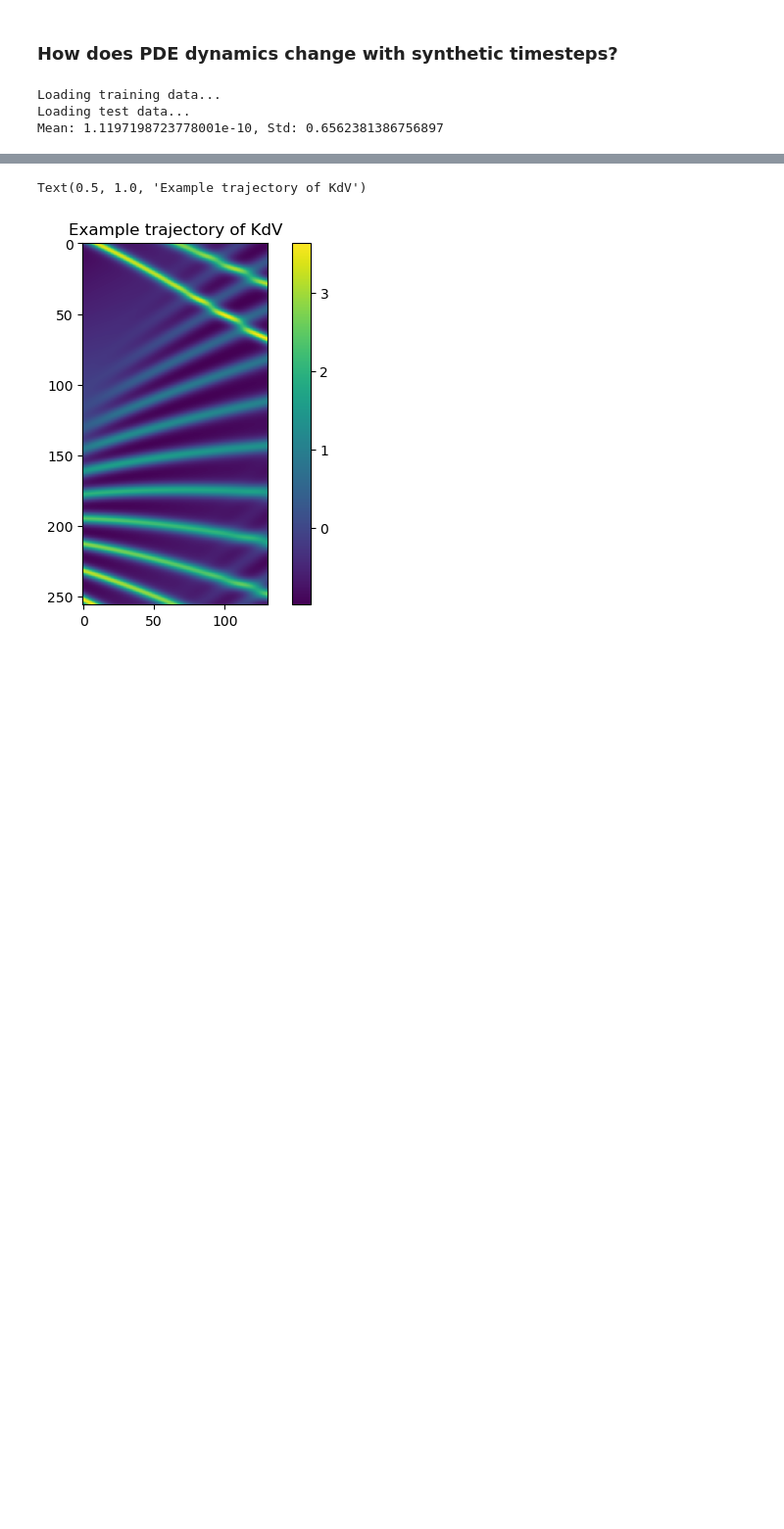
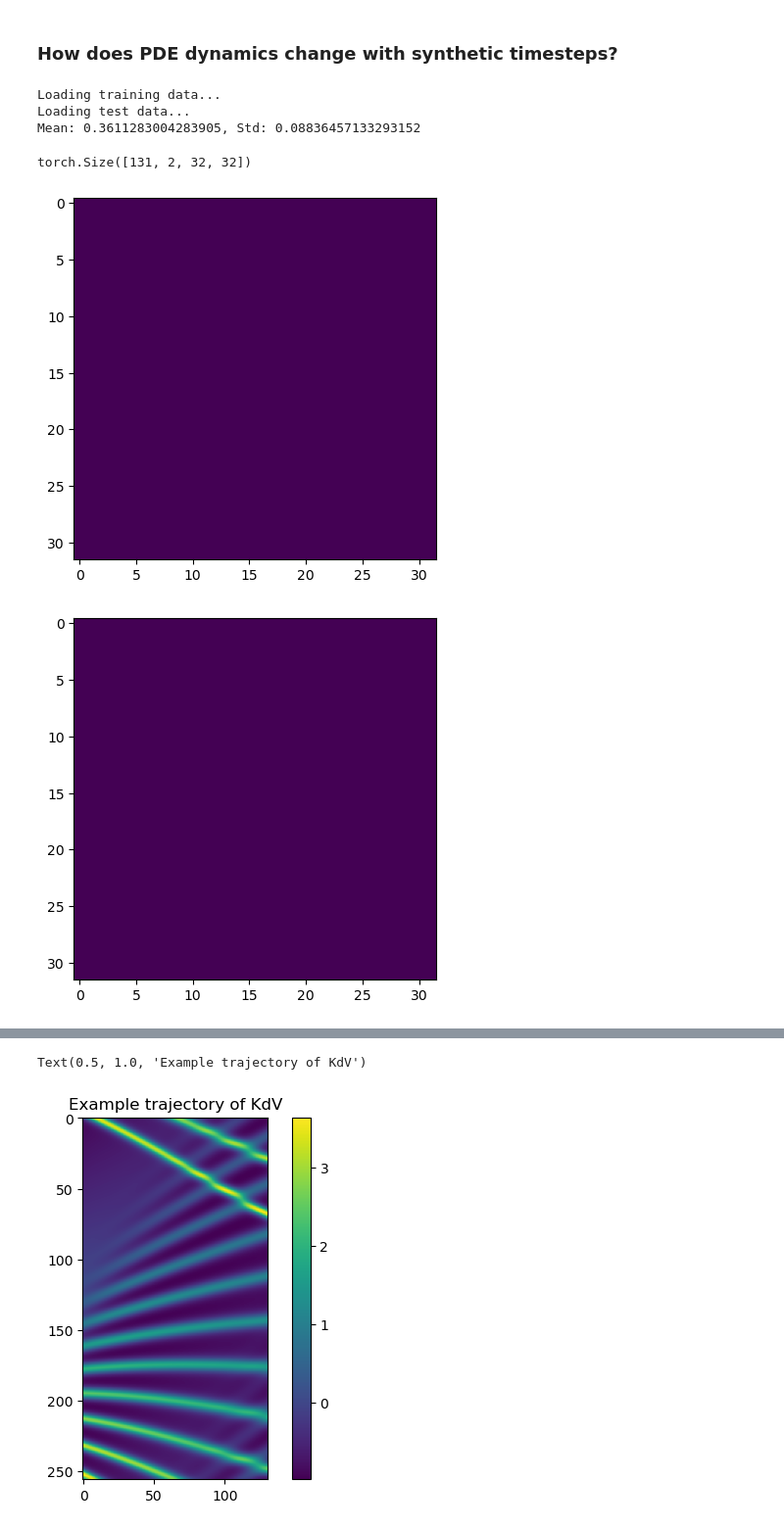
Before and after one commit to yegonkim/stap, a Jupyter notebook: debug_timestep_synthetic copy.ipynb, the cells around one changed output, grey strips where cells are left out. Shown at 98% size. Cells and saved outputs as stored; diff of their text form; code cells hidden in the pictures; blank space fills up the shorter version.

```diff
--- a/debug_timestep_synthetic copy.ipynb
+++ b/debug_timestep_synthetic copy.ipynb
@@ -48,16 +48,16 @@ def max_min_normalize():
     Traj_dataset.std = std
 
 
-hydra.initialize(config_path="cfg_long_hal", version_base=None)
-cfg = hydra.compose(config_name="config", overrides=["task=KdV", "nt=14", "train.epochs=500", "initial_datasize=64"])
+hydra.initialize(config_path="cfg_flexible", version_base=None)
+cfg = hydra.compose(config_name="config", overrides=["task=GrayScott"])
 
 
 print('Loading training data...')
 with h5py.File(cfg.dataset.train_path, 'r') as f:
-    Traj_dataset.traj_train = torch.tensor(f['train']['pde_140-256'][:cfg.datasize, :131], dtype=torch.float32)
+    Traj_dataset.traj_train = torch.tensor(f['train']['pde'][:cfg.datasize, :131], dtype=torch.float32)
 print('Loading test data...')
 with h5py.File(cfg.dataset.test_path, 'r') as f:
-    Traj_dataset.traj_test = torch.tensor(f['test']['pde_140-256'][:cfg.testsize, :131], dtype=torch.float32)
+    Traj_dataset.traj_test = torch.tensor(f['test']['pde'][:cfg.testsize, :131], dtype=torch.float32)
 
 if cfg.equation == 'Heat' or cfg.equation == 'KS':
     max_min_normalize()
@@ -69,4 +69,15 @@ Traj_dataset.traj_test = (Traj_dataset.traj_test - Traj_dataset.mean) / Traj_dat
 # %% [output]
 Loading training data...
 Loading test data...
-Mean: 1.1197198723778001e-10, Std: 0.6562381386756897
+Mean: 0.3611283004283905, Std: 0.08836457133293152
+# %%
+Traj_dataset.traj_train[0].shape
+# %% [output]
+torch.Size([131, 2, 32, 32])
+# %%
+for t in range(0,131,10):
+    plt.figure()
+    plt.imshow(Traj_dataset.traj_train[0,t,1].cpu().numpy())
+# %% [output]
+[figure, added]
+[figure, added]
```
Also changed, not shown: parts of 1 cell of this notebook, 24 other files.
